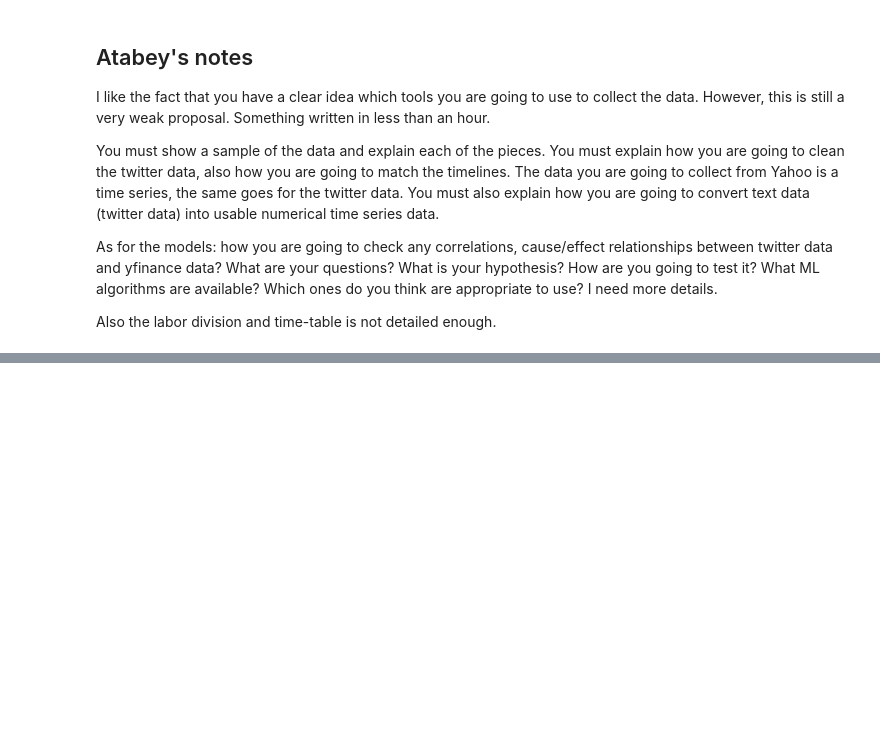
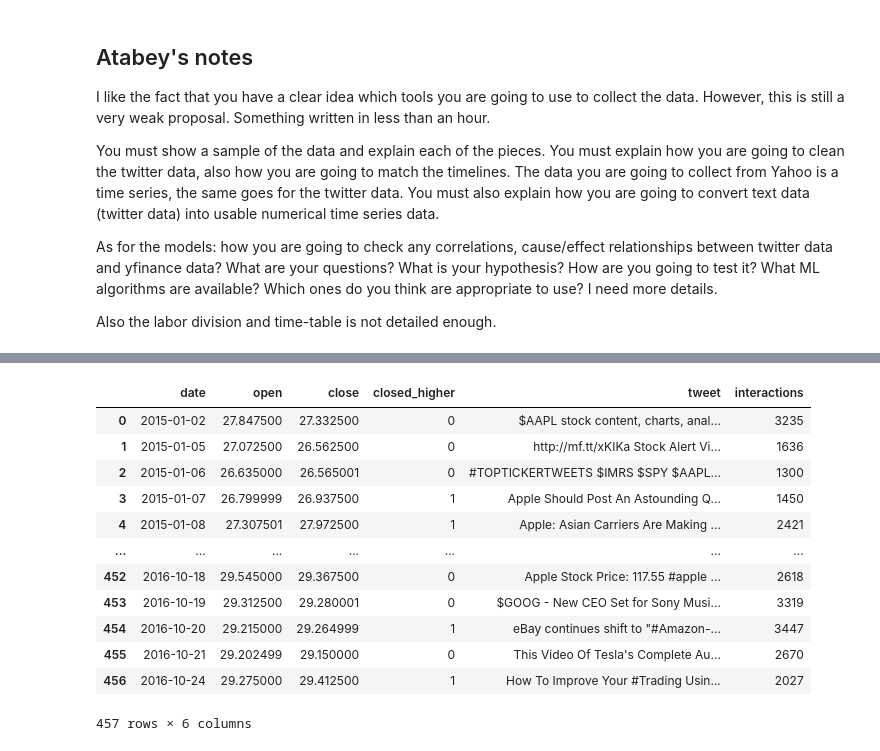
Before and after one commit to uzaykaradag/stock-sentiment-analysis, a Jupyter notebook: Final_Project_Proposal.ipynb, the cells around one changed output, grey strips where cells are left out. Saved outputs shown, nothing was run; the diff lists cells and outputs as text; code cells hidden in the pictures; blank space fills up the shorter version.

```diff
--- a/Final_Project_Proposal.ipynb
+++ b/Final_Project_Proposal.ipynb
@@ -101,0 +206,2 @@ For sentiment analysis, we will use the Vader library. Following data preprocess
+# %%
+df.loc[df['ticker'] == 'GOOGL', "ticker"] = 'GOOG'
@@ -101,0 +212,9 @@ For sentiment analysis, we will use the Vader library. Following data preprocess
+# %%
+tickers = ['AAPL', 'GOOG', 'AMZN', 'MSFT', 'TSLA']
+# %%
+t = {}
+for ticker in tickers:
+    t[ticker] = df.loc[df['ticker'] == ticker]
+    t[ticker].drop(['ticker'], axis=1, inplace=True)
+    t[ticker] = t[ticker].groupby(['date'], as_index=False).agg({'tweet': ' + '.join, 'interactions': 'sum'})
+t['AAPL']
@@ -101,0 +258,9 @@ For sentiment analysis, we will use the Vader library. Following data preprocess
+# %%
+p = {}
+for ticker in tickers:
+    p[ticker] = yf.download(ticker)
+    p[ticker].drop(['High', 'Low', 'Adj Close', 'Volume'], axis=1, inplace=True)
+    p[ticker] = p[ticker].reset_index(level=0)
+    p[ticker].rename(columns={'Date':'date', 'Open':'open', 'Close': 'close'}, inplace=True)
+    p[ticker]['closed_higher'] = np.where(p[ticker]['close'] > p[ticker]['open'], 1, 0)
+p['AAPL']
@@ -101,0 +286,19 @@ For sentiment analysis, we will use the Vader library. Following data preprocess
+# %%
+data = {}
+for ticker in tickers:
+    data[ticker] = pd.merge(p[ticker], t[ticker], on=['date'])
+data['AAPL']
+# %% [output]
+|  | date | open | close | closed_higher | tweet | interactions |
+| 0 | 2015-01-02 | 27.847500 | 27.332500 | 0 | $AAPL stock content, charts, anal... | 3235 |
+| 1 | 2015-01-05 | 27.072500 | 26.562500 | 0 | http://mf.tt/xKIKa Stock Alert Vi... | 1636 |
+| 2 | 2015-01-06 | 26.635000 | 26.565001 | 0 | #TOPTICKERTWEETS $IMRS $SPY $AAPL... | 1300 |
+| 3 | 2015-01-07 | 26.799999 | 26.937500 | 1 | Apple Should Post An Astounding Q... | 1450 |
+| 4 | 2015-01-08 | 27.307501 | 27.972500 | 1 | Apple: Asian Carriers Are Making ... | 2421 |
+| ... | ... | ... | ... | ... | ... | ... |
+| 452 | 2016-10-18 | 29.545000 | 29.367500 | 0 | Apple Stock Price: 117.55 #apple ... | 2618 |
+| 453 | 2016-10-19 | 29.312500 | 29.280001 | 0 | $GOOG - New CEO Set for Sony Musi... | 3319 |
+| 454 | 2016-10-20 | 29.215000 | 29.264999 | 1 | eBay continues shift to "#Amazon-... | 3447 |
+| 455 | 2016-10-21 | 29.202499 | 29.150000 | 0 | This Video Of Tesla's Complete Au... | 2670 |
+| 456 | 2016-10-24 | 29.275000 | 29.412500 | 1 | How To Improve Your #Trading Usin... | 2027 |
+457 rows × 6 columns
```
Also changed, not shown: parts of 19 cells of this notebook.
